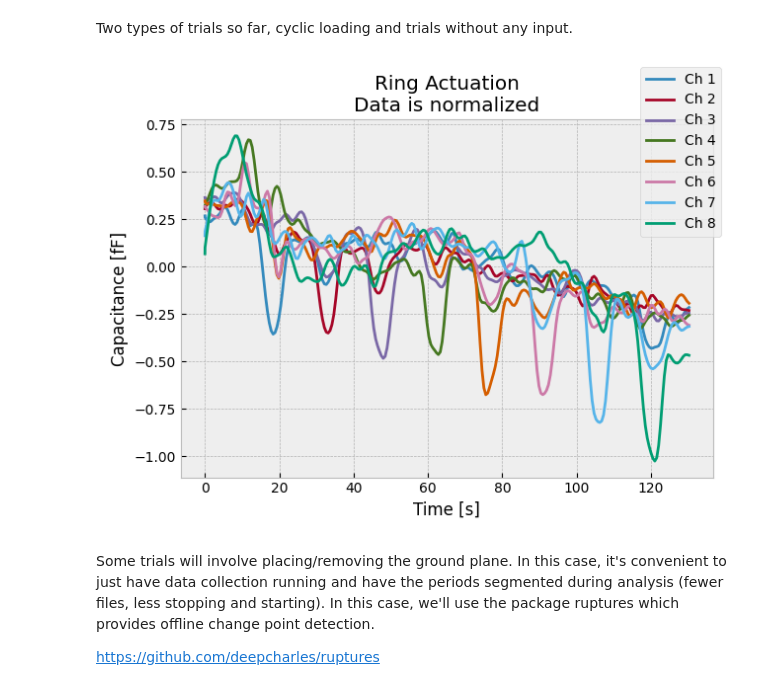
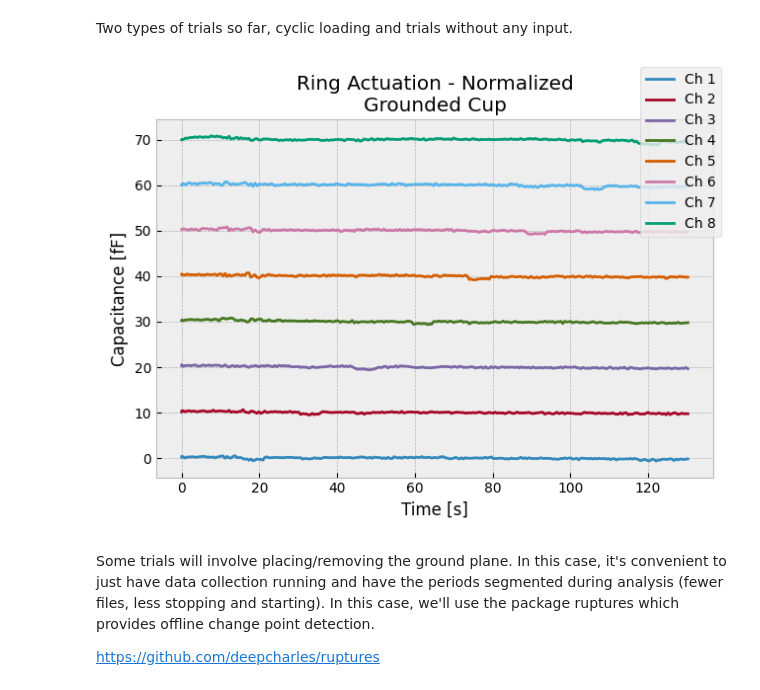
Before and after one commit to aechoi/smart-suction, a Jupyter notebook: src/capcup/test_conductive_cup_ring.ipynb, the cells around one changed output. Drawn from its saved outputs; the diff is of its cells as text; code cells hidden in the pictures.

```diff
--- a/src/capcup/test_conductive_cup_ring.ipynb
+++ b/src/capcup/test_conductive_cup_ring.ipynb
@@ -68,22 +68,22 @@ Two types of trials so far, cyclic loading and trials without any input.
 # %%
 fig, axs = plt.subplots(1)
 
 for trial in base_trials:
-    axs.plot(trial.time, nd.gaussian_filter1d(trial.normalize(count2ff(trial.cap_counts)), 2, axis=0))
-    # axs.plot(trial.time, trial.normalize(count2ff(trial.cap_counts)))
+    # axs.plot(trial.time, nd.gaussian_filter1d(trial.normalize(count2ff(trial.cap_counts)), 2, axis=0))
+    axs.plot(trial.time, trial.normalize(count2ff(trial.cap_counts)) + np.arange(8)*10)
     # axs.plot(trial.time, count2ff(trial.cap_counts))
     # axs.plot(count2ff(trial.cap_counts))
     axs.set_xlabel("Time [s]")
     axs.set_ylabel("Capacitance [fF]")
-    axs.set_title("Ring Actuation\nData is normalized")
+    axs.set_title("Ring Actuation - Normalized\nGrounded Cup")
 
 fig.legend("Ch " + (1 + np.arange(8)).astype(str))
 
 
 
 plt.tight_layout()
 # %% [output]
-[figure, old version]
+[figure, new version]
 # %% [markdown]
 Some trials will involve placing/removing the ground plane. In this case, it's convenient to just have data collection running and have the periods segmented during analysis (fewer files, less stopping and starting). In this case, we'll use the package ruptures which provides offline change point detection.
 
```
Also changed, not shown: 9 other files.
